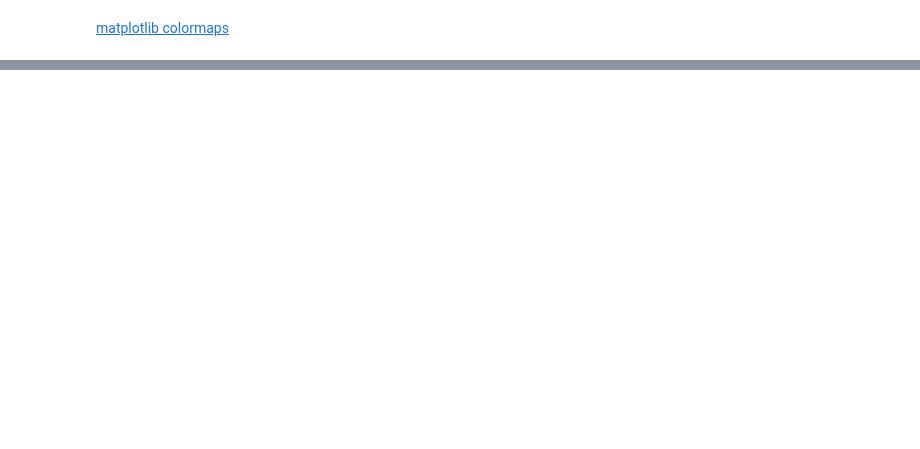
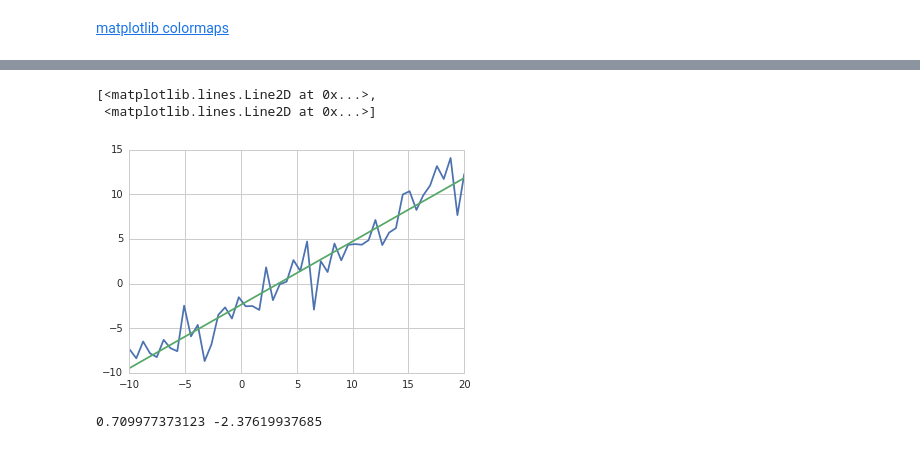
Before and after one commit to vanzaj/pytalks, a Jupyter notebook: 20150411_PyLadies_analytics/workshop.ipynb, the cells around one changed output, grey strips where cells are left out. Saved outputs shown, nothing was run; the diff lists cells and outputs as text; code cells hidden in the pictures; blank space fills up the shorter version.

```diff
--- a/20150411_PyLadies_analytics/workshop.ipynb
+++ b/20150411_PyLadies_analytics/workshop.ipynb
@@ -367,0 +496,14 @@ plt.colorbar()
+# %%
+a, b = np.polyfit(x, y, 1)
+
+y_fit = np.polyval((a,b), x)
+
+plt.plot(x, y, x, y_fit)
+# %% [output]
+[<matplotlib.lines.Line2D at 0x...>,
+ <matplotlib.lines.Line2D at 0x...>]
+[figure, added]
+# %%
+print(a, b)
+# %% [output]
+0.709977373123 -2.37619937685
```
Also changed, not shown: parts of 39 cells of this notebook.
